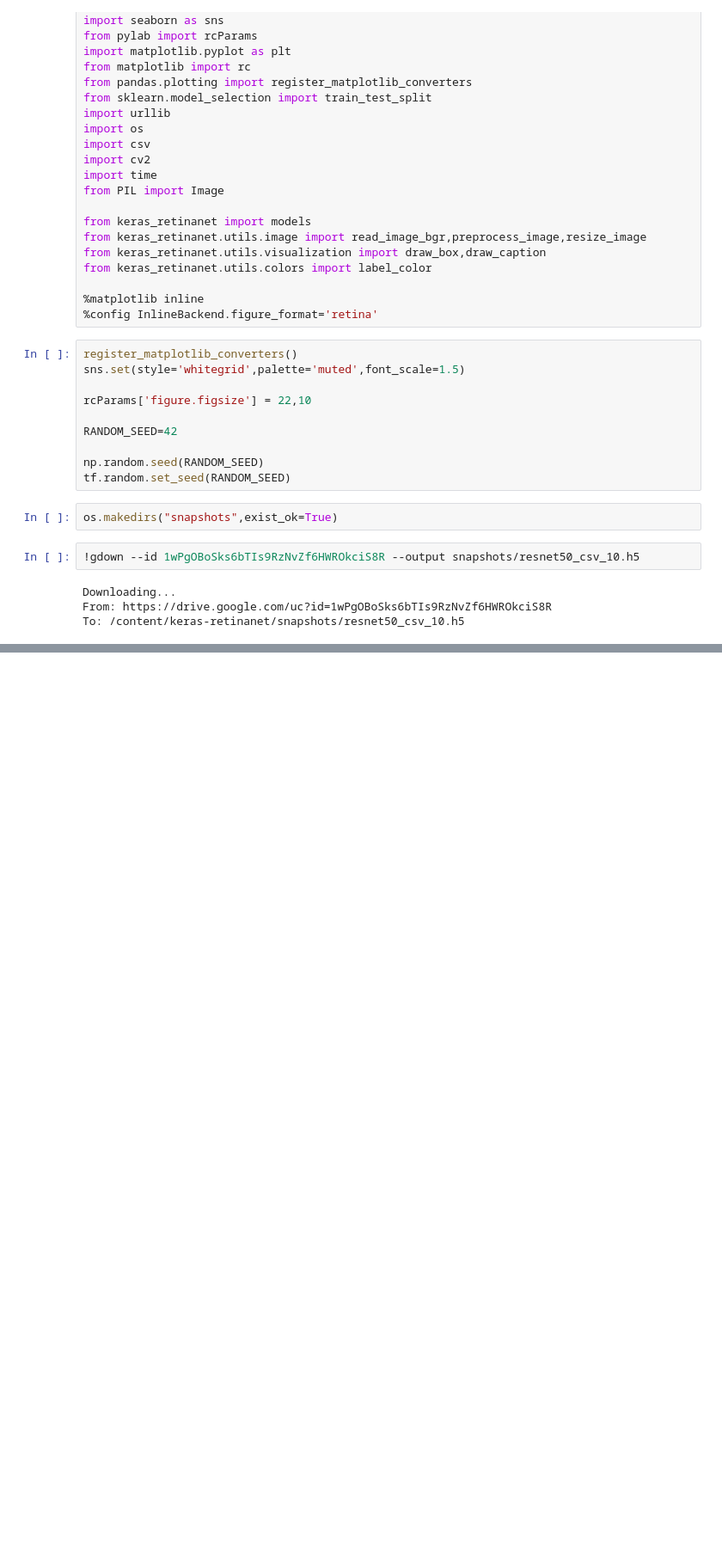
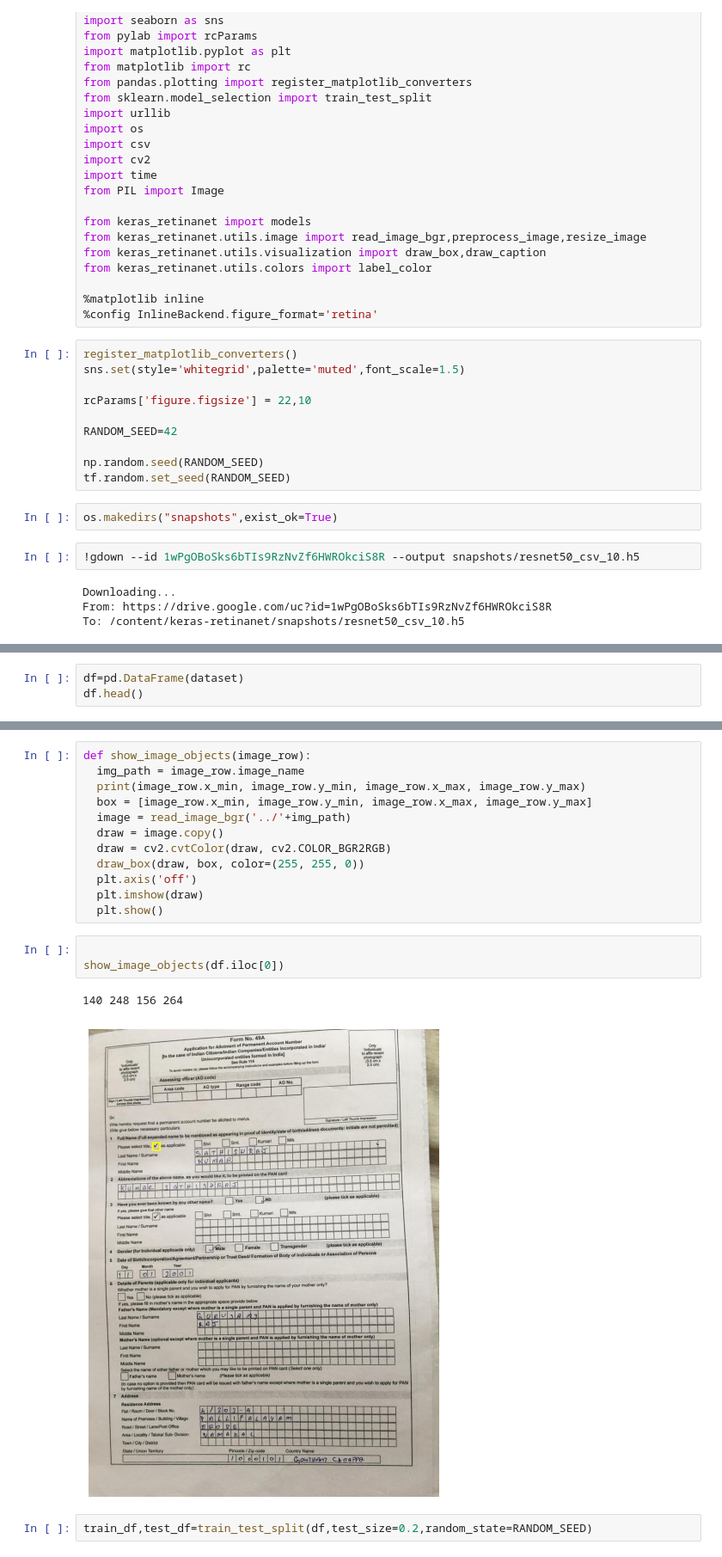
Before and after one commit to kavithachitriki/OCRProject, a Jupyter notebook: KerasRetinanet.ipynb, the cells around one changed output, grey strips where cells are left out. Shown at 86% size. Saved outputs shown, nothing was run; the diff lists cells and outputs as text; blank space fills up the shorter version.

```diff
--- a/KerasRetinanet.ipynb
+++ b/KerasRetinanet.ipynb
@@ -160,0 +210,3 @@ dataset["image_name"].append(f'panimages/pan{counter}.jpeg')
+# %%
+df=pd.DataFrame(dataset)
+df.head()
@@ -160,0 +219,20 @@ dataset["image_name"].append(f'panimages/pan{counter}.jpeg')
+# %%
+def show_image_objects(image_row):
+  img_path = image_row.image_name
+  print(image_row.x_min, image_row.y_min, image_row.x_max, image_row.y_max)
+  box = [image_row.x_min, image_row.y_min, image_row.x_max, image_row.y_max]
+  image = read_image_bgr('../'+img_path)
+  draw = image.copy()
+  draw = cv2.cvtColor(draw, cv2.COLOR_BGR2RGB)
+  draw_box(draw, box, color=(255, 255, 0))
+  plt.axis('off')
+  plt.imshow(draw)
+  plt.show()
+# %%
+
+show_image_objects(df.iloc[0])
+# %% [output]
+140 248 156 264
+[figure, added]
+# %%
+train_df,test_df=train_test_split(df,test_size=0.2,random_state=RANDOM_SEED)
```
Also changed, not shown: parts of 26 cells of this notebook.
